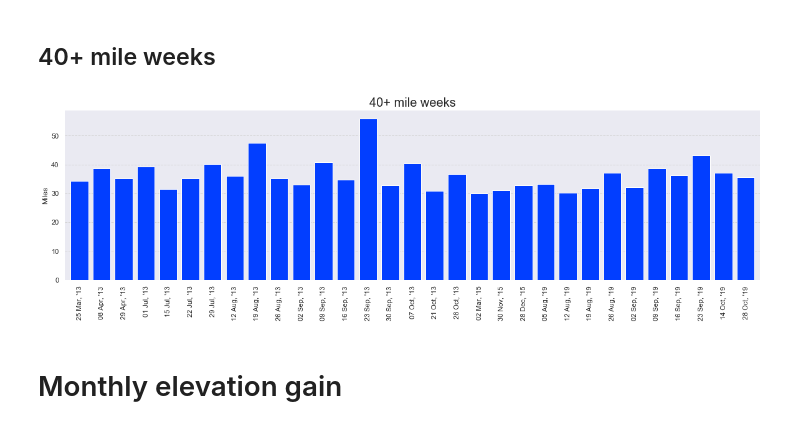
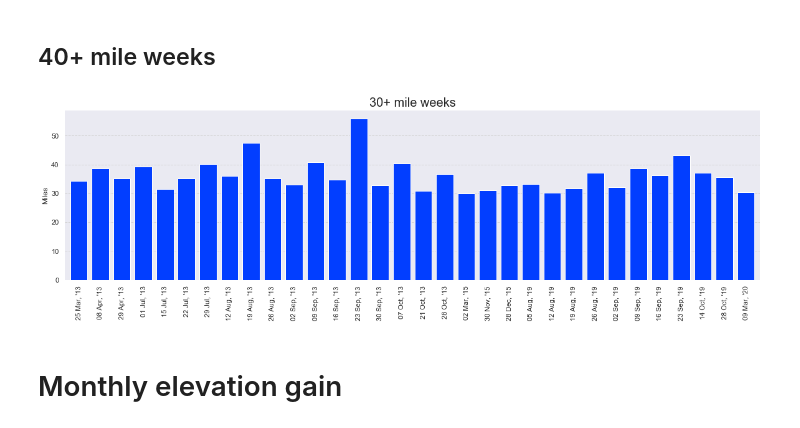
Before and after one commit to lkavenagh/runs, a Jupyter notebook: Run analysis.ipynb, the cells around one changed output. Cells and saved outputs as stored; diff of their text form; code cells hidden in the pictures.

```diff
--- a/Run analysis.ipynb
+++ b/Run analysis.ipynb
@@ -352,32 +352,34 @@ ax.xaxis.set_major_formatter(xfmt)
 # %% [markdown]
 ## 40+ mile weeks
 # %%
+lim = 30
+
 dat = dbGetQuery('SELECT start_date, distance_miles FROM runs.activities_summary')
 dat = dat.sort_values('start_date')
 dat['weeknum'] = [(c - datetime.timedelta(c.weekday())).date() for c in dat.start_date]
 dat = dat.groupby('weeknum', as_index = False).sum()
 dat = dat.sort_values('weeknum')
-dat = dat.loc[dat.distance_miles >= 30]
+dat = dat.loc[dat.distance_miles >= lim]
 dat.weeknum = [c.strftime("%d %b, '%y") for c in dat.weeknum]
 dat = dat.reset_index(drop = True)
 # %%
 fig = plt.figure(figsize = (20,5))
 ax = fig.add_subplot(111)
 
 dat = dat.set_index('weeknum')
 dat.plot(kind = 'bar', ax = ax, width = 0.8)
 
 ax.legend_.remove()
 for var in ['top', 'bottom', 'left', 'right']:
     ax.spines[var].set_visible(False)
 
 ax.set_xlabel('')
 ax.set_ylabel('Miles')
-ax.set_title('40+ mile weeks', fontsize = 20)
+ax.set_title('{}+ mile weeks'.format(lim), fontsize = 20)
 ax.grid(linestyle = '--', color = 'lightgrey')
 ax.xaxis.grid(False)
 # %% [output]
-[figure, old version]
+[figure, new version]
 # %% [markdown]
 # Monthly elevation gain
 # %%
```
Also changed, not shown: parts of 4 cells of this notebook.
